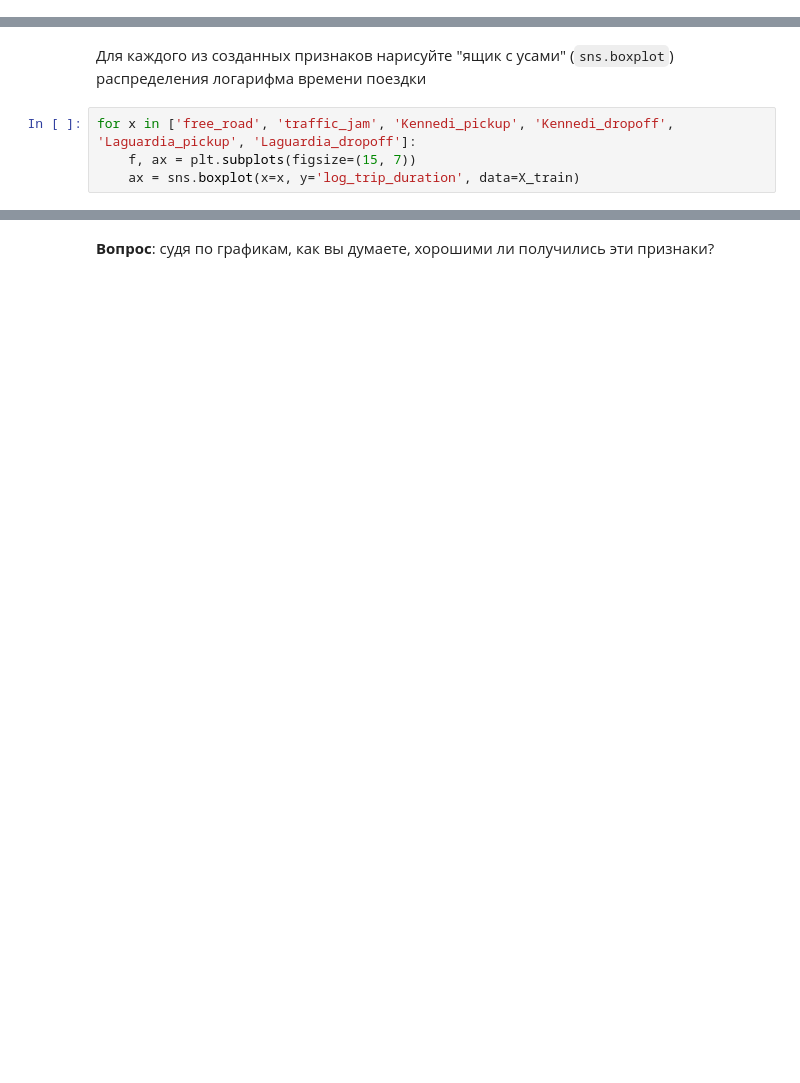
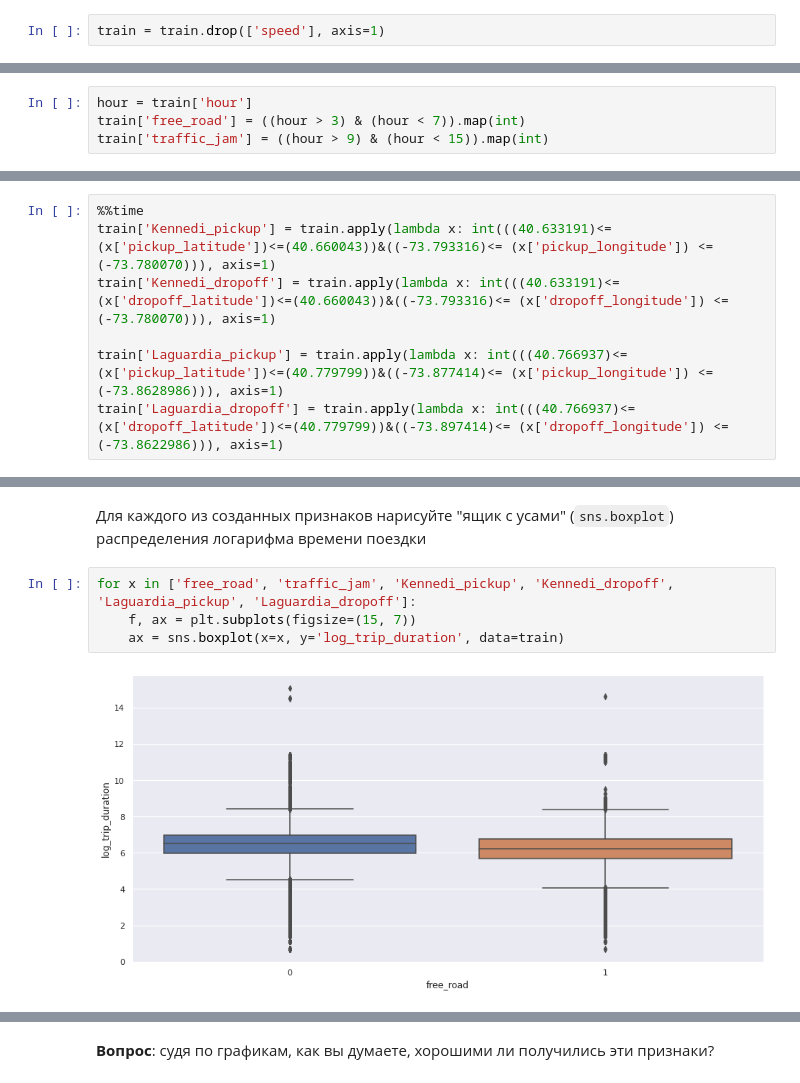
Before and after one commit to HeySlava/hse_course, a Jupyter notebook: homework2/homework2_slava.ipynb, the cells around one changed output, grey strips where cells are left out. Cells and saved outputs as stored; diff of their text form; blank space fills up the shorter version.

```diff
--- a/homework2/homework2_slava.ipynb
+++ b/homework2/homework2_slava.ipynb
@@ -373,7 +343,13 @@ ax.set_title('Тепловая карта медиан скорости');
 Не забудьте удалить колонку со значением скорости из данных!
 
 **Вопрос**: Почему значение скорости нельзя использовать во время обучения?
+# %%
+train = train.drop(['speed'], axis=1)
 # %% [markdown]
 **Вопрос**: Посмотрите внимательно на график и скажите, в какие моменты времени скорость минимальна; максимальна.
 
 Создайте признаки "поездка совершается в период пробок" и "поездка совершается в период свободных дорог" (естественно, они не должен зависеть от скорости!):
+# %%
+hour = train['hour']
+train['free_road'] = ((hour > 3) & (hour < 7)).map(int)
+train['traffic_jam'] = ((hour > 9) & (hour < 15)).map(int)
@@ -380,2 +362,9 @@ ax.set_title('Тепловая карта медиан скорости');
 # %% [markdown]
 **Задание 8 (0.25 балла)**. Как уже было замечено выше, на карте выделяются две точки вдали от Манхэттена. Для каждой из них добавьте в выборку два признака: началась ли поездка в ней и закончилась ли она в ней.
+# %%
+%%time
+train['Kennedi_pickup'] = train.apply(lambda x: int(((40.633191)<=(x['pickup_latitude'])<=(40.660043))&((-73.793316)<= (x['pickup_longitude']) <=(-73.780070))), axis=1)
+train['Kennedi_dropoff'] = train.apply(lambda x: int(((40.633191)<=(x['dropoff_latitude'])<=(40.660043))&((-73.793316)<= (x['dropoff_longitude']) <=(-73.780070))), axis=1)
+
+train['Laguardia_pickup'] = train.apply(lambda x: int(((40.766937)<=(x['pickup_latitude'])<=(40.779799))&((-73.877414)<= (x['pickup_longitude']) <=(-73.8628986))), axis=1)
+train['Laguardia_dropoff'] = train.apply(lambda x: int(((40.766937)<=(x['dropoff_latitude'])<=(40.779799))&((-73.897414)<= (x['dropoff_longitude']) <=(-73.8622986))), axis=1)
@@ -384,4 +376,6 @@ ax.set_title('Тепловая карта медиан скорости');
 # %%
 for x in ['free_road', 'traffic_jam', 'Kennedi_pickup', 'Kennedi_dropoff', 'Laguardia_pickup', 'Laguardia_dropoff']:
     f, ax = plt.subplots(figsize=(15, 7))
-    ax = sns.boxplot(x=x, y='log_trip_duration', data=X_train)
+    ax = sns.boxplot(x=x, y='log_trip_duration', data=train)
+# %% [output]
+[figure, added]
```
Also changed, not shown: parts of 45 cells of this notebook.
